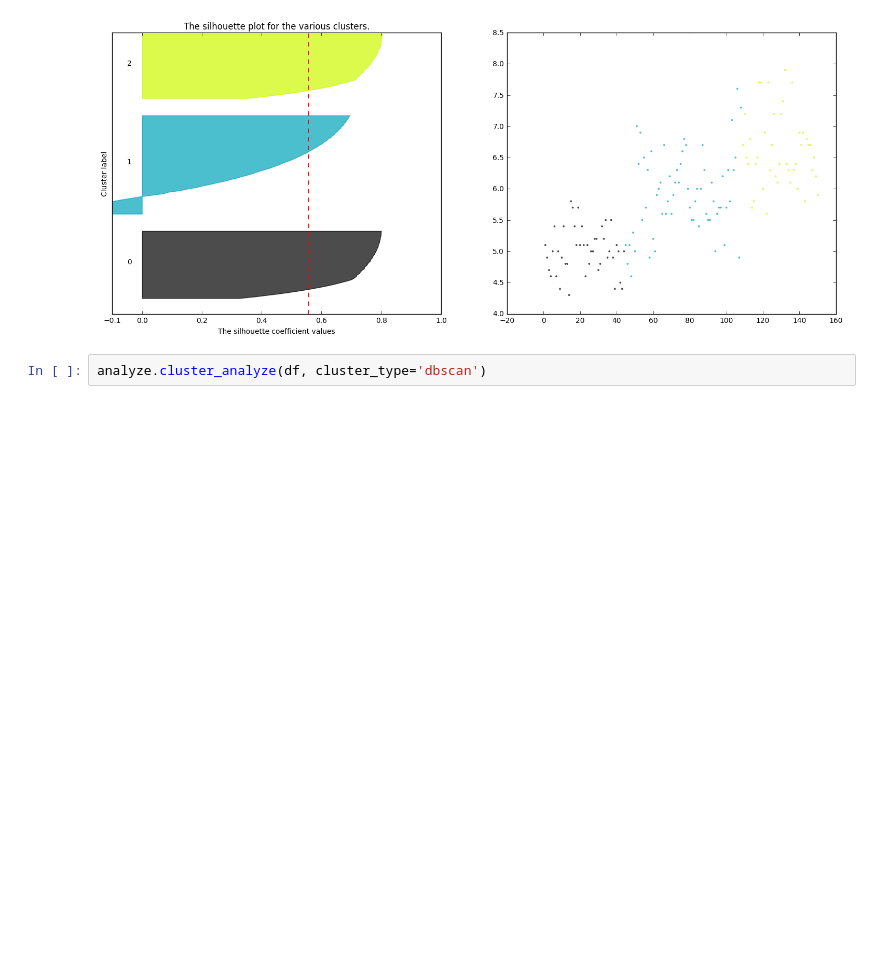
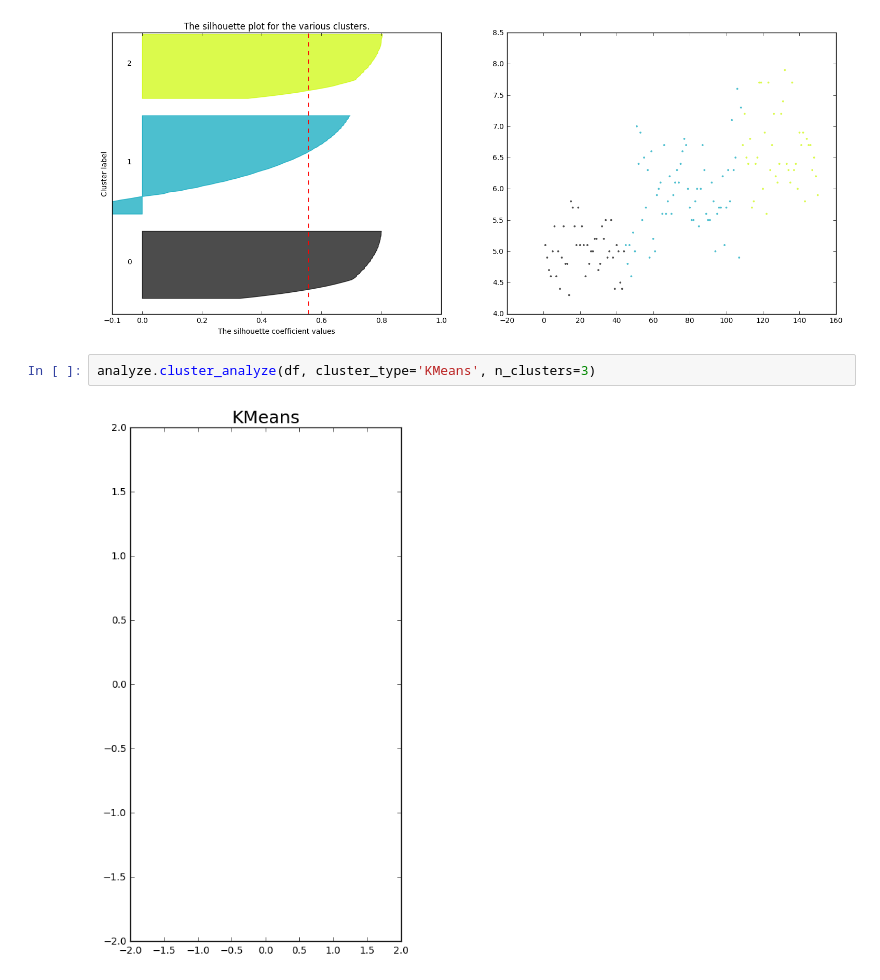
Before and after one commit to greytip/data-science-utils, a Jupyter notebook: DataExplorerTemplate.ipynb, the cells around one changed output. Cells and saved outputs as stored; diff of their text form; blank space fills up the shorter version.

Commit message:
some weird problems with matplotlib either emptying out the plot or showing two plots.. but fine otherwise.. cluste also works.

```diff
--- a/DataExplorerTemplate.ipynb
+++ b/DataExplorerTemplate.ipynb
@@ -102,4 +100,6 @@ For n_clusters = 3 The average silhouette_score is : 0.555266100068
 AttributeError: 'SpectralClustering' object has no attribute 'cluster_centers_'
 [figure]
 # %%
-analyze.cluster_analyze(df, cluster_type='dbscan')
+analyze.cluster_analyze(df, cluster_type='KMeans', n_clusters=3)
+# %% [output]
+[figure, added]
```
Also changed, not shown: parts of 1 cell of this notebook, 1 other file.
